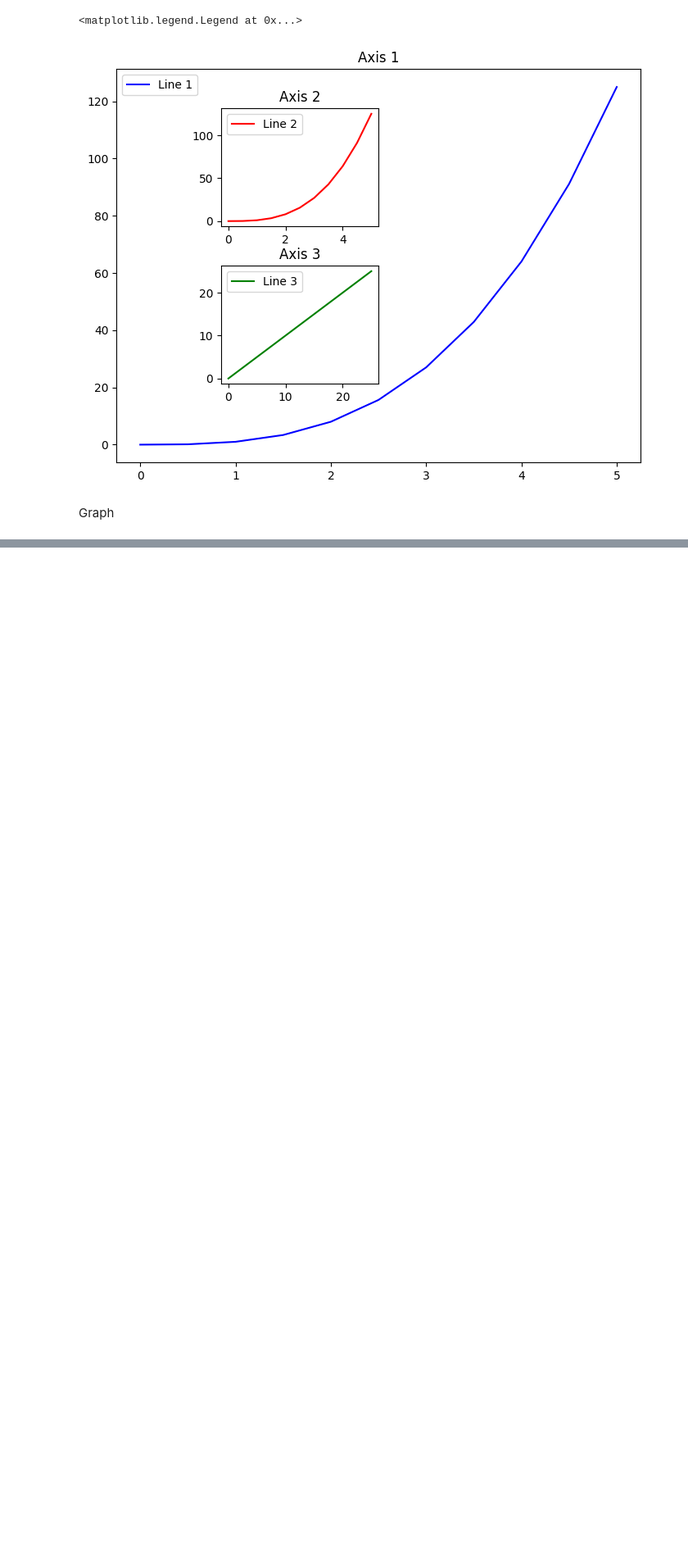
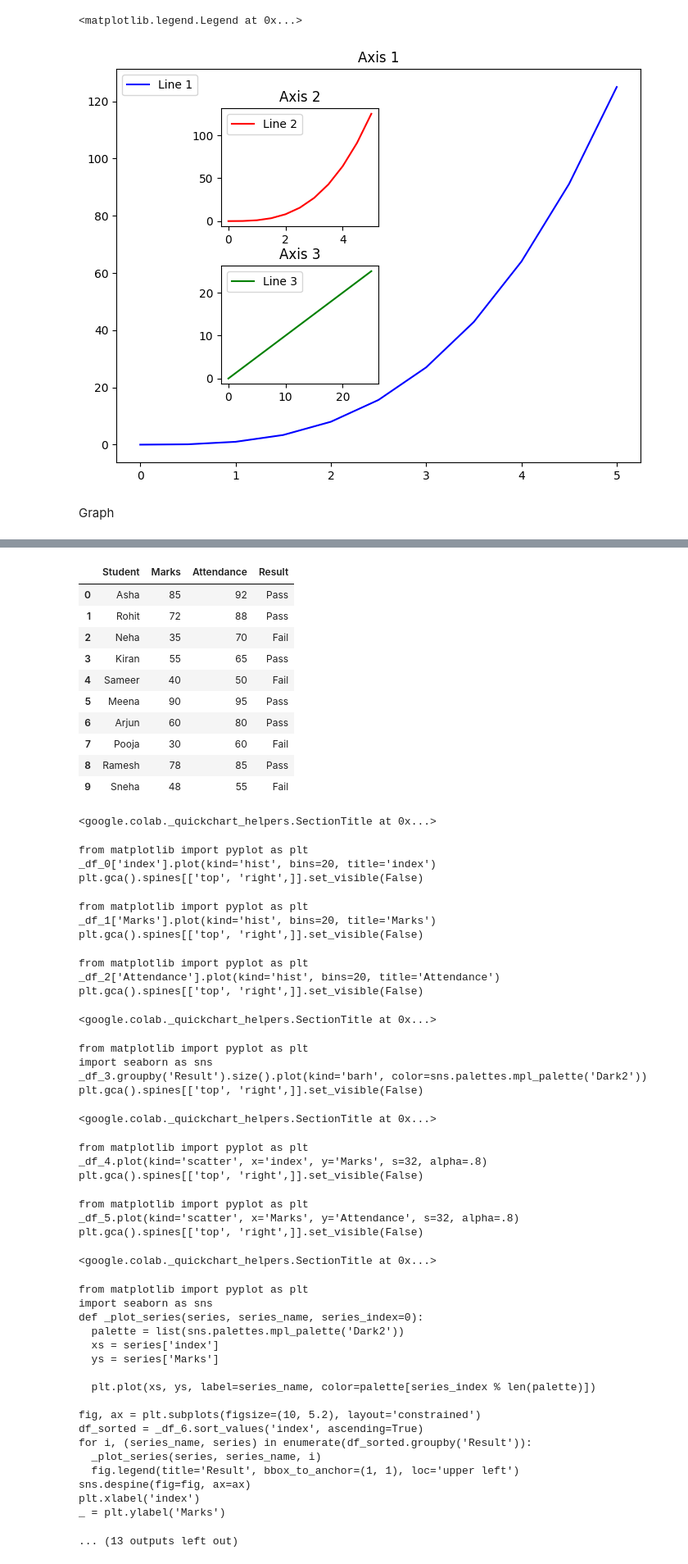
Before and after one commit to SatChittAnand/Data-Visualization, a Jupyter notebook: Data_Visualization.ipynb, the cells around one changed output, grey strips where cells are left out. Shown at 82% size. Saved outputs shown, nothing was run; the diff lists cells and outputs as text; code cells hidden in the pictures; blank space fills up the shorter version.

Commit message:
sample dataset added

```diff
--- a/Data_Visualization.ipynb
+++ b/Data_Visualization.ipynb
@@ -220,0 +221,66 @@ plt.show()
+# %%
+# Sample dataset
+data = {
+    "Student": ["Asha", "Rohit", "Neha", "Kiran", "Sameer",
+                "Meena", "Arjun", "Pooja", "Ramesh", "Sneha"],
+    "Marks": [85, 72, 35, 55, 40, 90, 60, 30, 78, 48],
+    "Attendance": [92, 88, 70, 65, 50, 95, 80, 60, 85, 55],
+    "Result": ["Pass", "Pass", "Fail", "Pass", "Fail",
+               "Pass", "Pass", "Fail", "Pass", "Fail"]
+}
+
+df = pd.DataFrame(data)
+df
+# %% [output]
+|  | Student | Marks | Attendance | Result |
+| 0 | Asha | 85 | 92 | Pass |
+| 1 | Rohit | 72 | 88 | Pass |
+| 2 | Neha | 35 | 70 | Fail |
+| 3 | Kiran | 55 | 65 | Pass |
+| 4 | Sameer | 40 | 50 | Fail |
+| 5 | Meena | 90 | 95 | Pass |
+| 6 | Arjun | 60 | 80 | Pass |
+| 7 | Pooja | 30 | 60 | Fail |
+| 8 | Ramesh | 78 | 85 | Pass |
+| 9 | Sneha | 48 | 55 | Fail |
+<google.colab._quickchart_helpers.SectionTitle at 0x...>
+from matplotlib import pyplot as plt
+_df_0['index'].plot(kind='hist', bins=20, title='index')
+plt.gca().spines[['top', 'right',]].set_visible(False)
+from matplotlib import pyplot as plt
+_df_1['Marks'].plot(kind='hist', bins=20, title='Marks')
+plt.gca().spines[['top', 'right',]].set_visible(False)
+from matplotlib import pyplot as plt
+_df_2['Attendance'].plot(kind='hist', bins=20, title='Attendance')
+plt.gca().spines[['top', 'right',]].set_visible(False)
+<google.colab._quickchart_helpers.SectionTitle at 0x...>
+from matplotlib import pyplot as plt
+import seaborn as sns
+_df_3.groupby('Result').size().plot(kind='barh', color=sns.palettes.mpl_palette('Dark2'))
+plt.gca().spines[['top', 'right',]].set_visible(False)
+<google.colab._quickchart_helpers.SectionTitle at 0x...>
+from matplotlib import pyplot as plt
+_df_4.plot(kind='scatter', x='index', y='Marks', s=32, alpha=.8)
+plt.gca().spines[['top', 'right',]].set_visible(False)
+from matplotlib import pyplot as plt
+_df_5.plot(kind='scatter', x='Marks', y='Attendance', s=32, alpha=.8)
+plt.gca().spines[['top', 'right',]].set_visible(False)
+<google.colab._quickchart_helpers.SectionTitle at 0x...>
+from matplotlib import pyplot as plt
+import seaborn as sns
+def _plot_series(series, series_name, series_index=0):
+  palette = list(sns.palettes.mpl_palette('Dark2'))
+  xs = series['index']
+  ys = series['Marks']
+
+  plt.plot(xs, ys, label=series_name, color=palette[series_index % len(palette)])
+
+fig, ax = plt.subplots(figsize=(10, 5.2), layout='constrained')
+df_sorted = _df_6.sort_values('index', ascending=True)
+for i, (series_name, series) in enumerate(df_sorted.groupby('Result')):
+  _plot_series(series, series_name, i)
+  fig.legend(title='Result', bbox_to_anchor=(1, 1), loc='upper left')
+sns.despine(fig=fig, ax=ax)
+plt.xlabel('index')
+_ = plt.ylabel('Marks')
+... (13 outputs left out)
```
Also changed, not shown: parts of 2 cells of this notebook.
